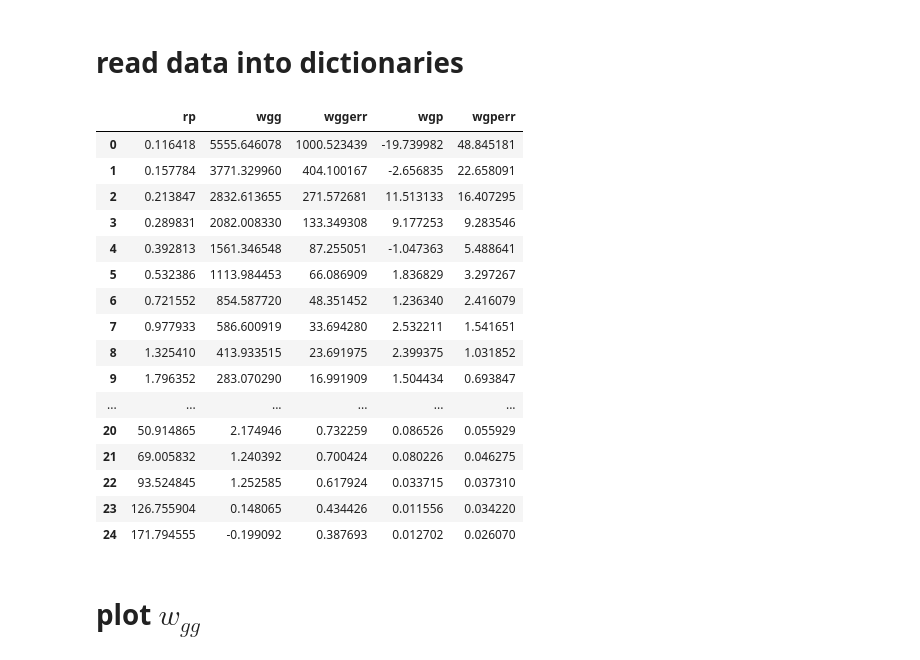
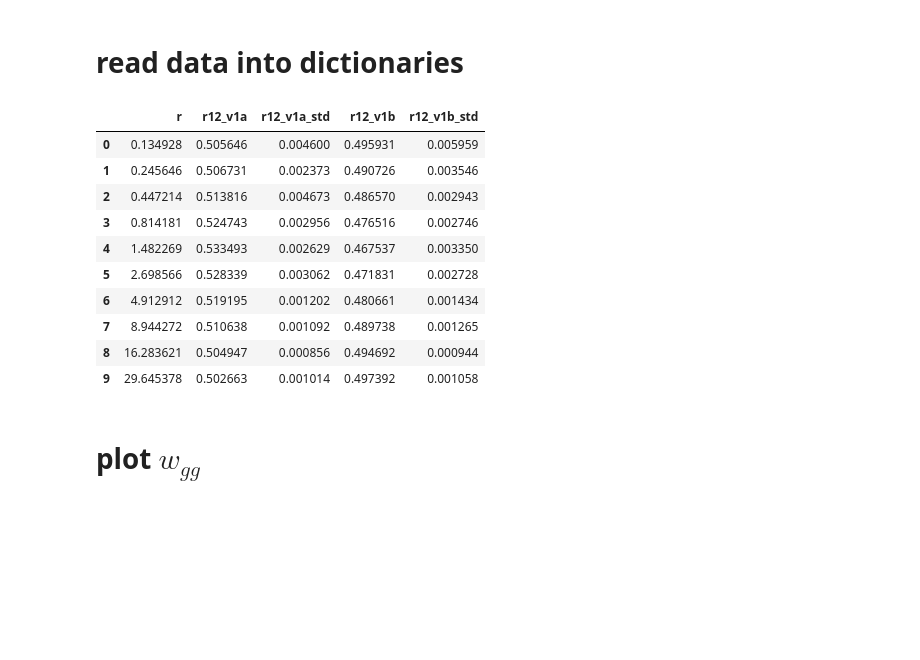
Before and after one commit to flediak/Euclid_IA_KP_paper0, a Jupyter notebook: notebooks/plot_correlations.ipynb, the cells around one changed output. Drawn from its saved outputs; the diff is of its cells as text; code cells hidden in the pictures; blank space fills up the shorter version.

```diff
--- a/notebooks/plot_correlations.ipynb
+++ b/notebooks/plot_correlations.ipynb
@@ -77,7 +77,16 @@ corr_obs_ref = {'lowz-l1_ref':[],
             'sdss-blue_ref':[],
             }
 
-dir_corr = 'correlations/'
+
+corr_hagn = {'hagn-z1p0m1':[],
+             'hagn-z1p0m2':[],
+             'hagn-z1p0m3':[],
+            }
+
+corr_hagn_ref = {'hagn-z1p0m1_ref':[],
+             'hagn-z1p0m2_ref':[],
+             'hagn-z1p0m3_ref':[],
+            }
 # %%
 def read_correlations(dir_corr, dict_corr):
 
@@ -87,28 +96,28 @@ def read_correlations(dir_corr, dict_corr):
 
   return dict_corr
 # %%
+dir_corr = 'correlations/'
+
 corr_obs = read_correlations(dir_corr, corr_obs)
 corr_obs_ref = read_correlations(dir_corr, corr_obs_ref)
+
+corr_hagn = read_correlations(dir_corr, corr_hagn)
+corr_hagn_ref = read_correlations(dir_corr, corr_hagn_ref)
-# %%
-corr_obs['lowz-l1']
-# %% [output]
-|  | rp | wgg | wggerr | wgp | wgperr |
-| 0 | 0.116418 | 5555.646078 | 1000.523439 | -19.739982 | 48.845181 |
-| 1 | 0.157784 | 3771.329960 | 404.100167 | -2.656835 | 22.658091 |
-| 2 | 0.213847 | 2832.613655 | 271.572681 | 11.513133 | 16.407295 |
-| 3 | 0.289831 | 2082.008330 | 133.349308 | 9.177253 | 9.283546 |
-| 4 | 0.392813 | 1561.346548 | 87.255051 | -1.047363 | 5.488641 |
-| 5 | 0.532386 | 1113.984453 | 66.086909 | 1.836829 | 3.297267 |
-| 6 | 0.721552 | 854.587720 | 48.351452 | 1.236340 | 2.416079 |
-| 7 | 0.977933 | 586.600919 | 33.694280 | 2.532211 | 1.541651 |
-| 8 | 1.325410 | 413.933515 | 23.691975 | 2.399375 | 1.031852 |
-| 9 | 1.796352 | 283.070290 | 16.991909 | 1.504434 | 0.693847 |
-| ... | ... | ... | ... | ... | ... |
-| 20 | 50.914865 | 2.174946 | 0.732259 | 0.086526 | 0.055929 |
-| 21 | 69.005832 | 1.240392 | 0.700424 | 0.080226 | 0.046275 |
-| 22 | 93.524845 | 1.252585 | 0.617924 | 0.033715 | 0.037310 |
-| 23 | 126.755904 | 0.148065 | 0.434426 | 0.011556 | 0.034220 |
-| 24 | 171.794555 | -0.199092 | 0.387693 | 0.012702 | 0.026070 |
+# %%
+#corr_obs['lowz-l1']
+corr_hagn['hagn-z1p0m1']
+# %% [output]
+|  | r | r12_v1a | r12_v1a_std | r12_v1b | r12_v1b_std |
+| 0 | 0.134928 | 0.505646 | 0.004600 | 0.495931 | 0.005959 |
+| 1 | 0.245646 | 0.506731 | 0.002373 | 0.490726 | 0.003546 |
+| 2 | 0.447214 | 0.513816 | 0.004673 | 0.486570 | 0.002943 |
+| 3 | 0.814181 | 0.524743 | 0.002956 | 0.476516 | 0.002746 |
+| 4 | 1.482269 | 0.533493 | 0.002629 | 0.467537 | 0.003350 |
+| 5 | 2.698566 | 0.528339 | 0.003062 | 0.471831 | 0.002728 |
+| 6 | 4.912912 | 0.519195 | 0.001202 | 0.480661 | 0.001434 |
+| 7 | 8.944272 | 0.510638 | 0.001092 | 0.489738 | 0.001265 |
+| 8 | 16.283621 | 0.504947 | 0.000856 | 0.494692 | 0.000944 |
+| 9 | 29.645378 | 0.502663 | 0.001014 | 0.497392 | 0.001058 |
 # %% [markdown]
 # plot $w_{gg}$
 # %%
```
Also changed, not shown: parts of 7 cells of this notebook.
